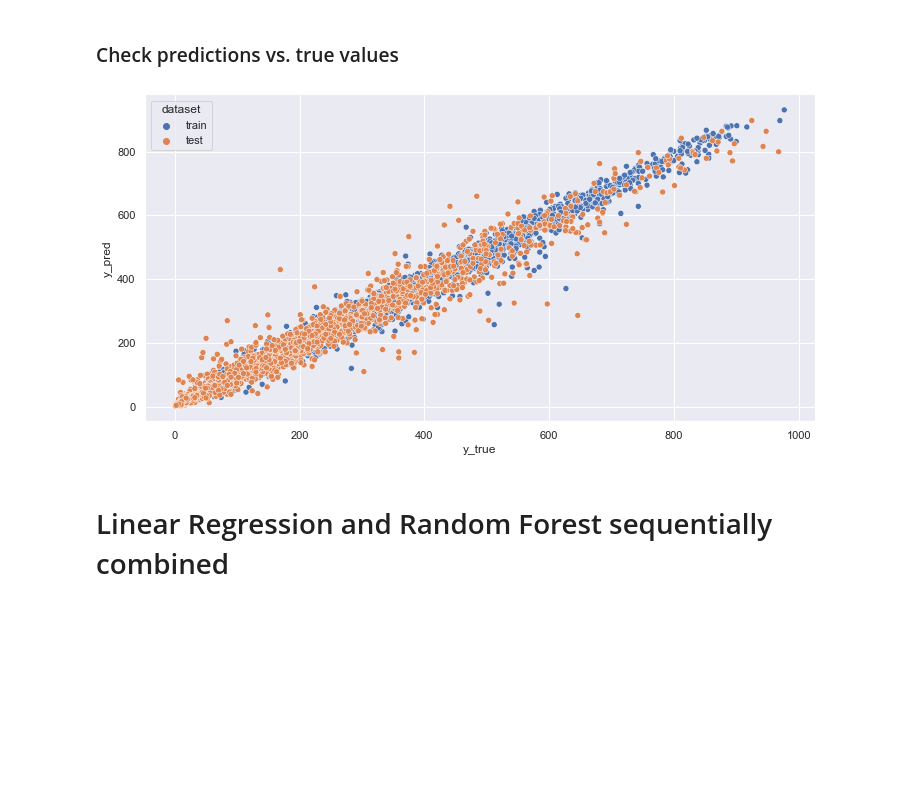
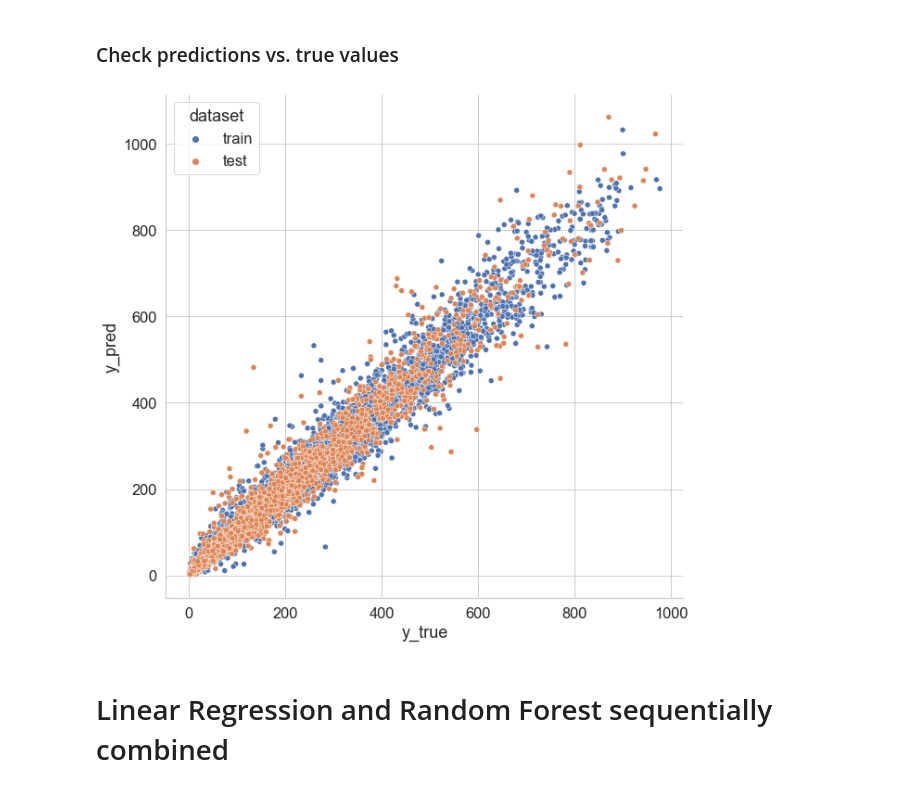
Before and after one commit to piwi3/prediction_of_bike_rentals, a Jupyter notebook: code/my_bike_share_project_final.ipynb, the cells around one changed output. Saved outputs shown, nothing was run; the diff lists cells and outputs as text; code cells hidden in the pictures; blank space fills up the shorter version.

Commit message:
updated code and image

```diff
--- a/code/my_bike_share_project_final.ipynb
+++ b/code/my_bike_share_project_final.ipynb
@@ -61,6 +61,9 @@ from sklearn.model_selection import GridSearchCV
 from sklearn.model_selection import RandomizedSearchCV
 from sklearn.model_selection import KFold
 from sklearn.model_selection import ShuffleSplit
+# %%
+# Some settings for plotting
+sns.set_theme(style="whitegrid", font_scale=1.5)
 # %% [markdown]
 # Prework
 # %% [markdown]
@@ -1402,27 +1405,27 @@ Mean value:  0.311
 # %%
 # Draw scatterplot of predictions vs. true values
 
 df_res = pd.DataFrame(y_train)
 df_res['y_pred']=y_pred_train
 df_res['dataset']='train'
 df_res.rename(columns = {'count' : 'y_true'}, inplace = True)
 
 df_res2 = pd.DataFrame(y_test)
 df_res2['y_pred']=y_pred_test
 df_res2['dataset']='test'
 df_res2.rename(columns = {'count' : 'y_true'}, inplace = True)
 
 df_res = pd.concat([df_res, df_res2], ignore_index=True, sort=False)
 
 #sns.relplot(x='y_true', y='y_pred', data=df_res, col='dataset', hue='dataset',height = 4)
-plt.figure(figsize=(12,6))
+plt.figure(figsize=(10,10))
 sns.scatterplot(x='y_true', y='y_pred', hue='dataset', data=df_res)
 sns.despine()
 
 f_name = '../images/rdf_2_model_approach.png'
-plt.savefig(f_name, dpi = 250)
+plt.savefig(f_name, dpi = 250, transparent=True)
 # %% [output]
-[figure, old version]
+[figure, new version]
 # %% [markdown]
 # Linear Regression and Random Forest sequentially combined
 # %% [markdown]
```
Also changed, not shown: parts of 34 cells of this notebook, 2 other files.
